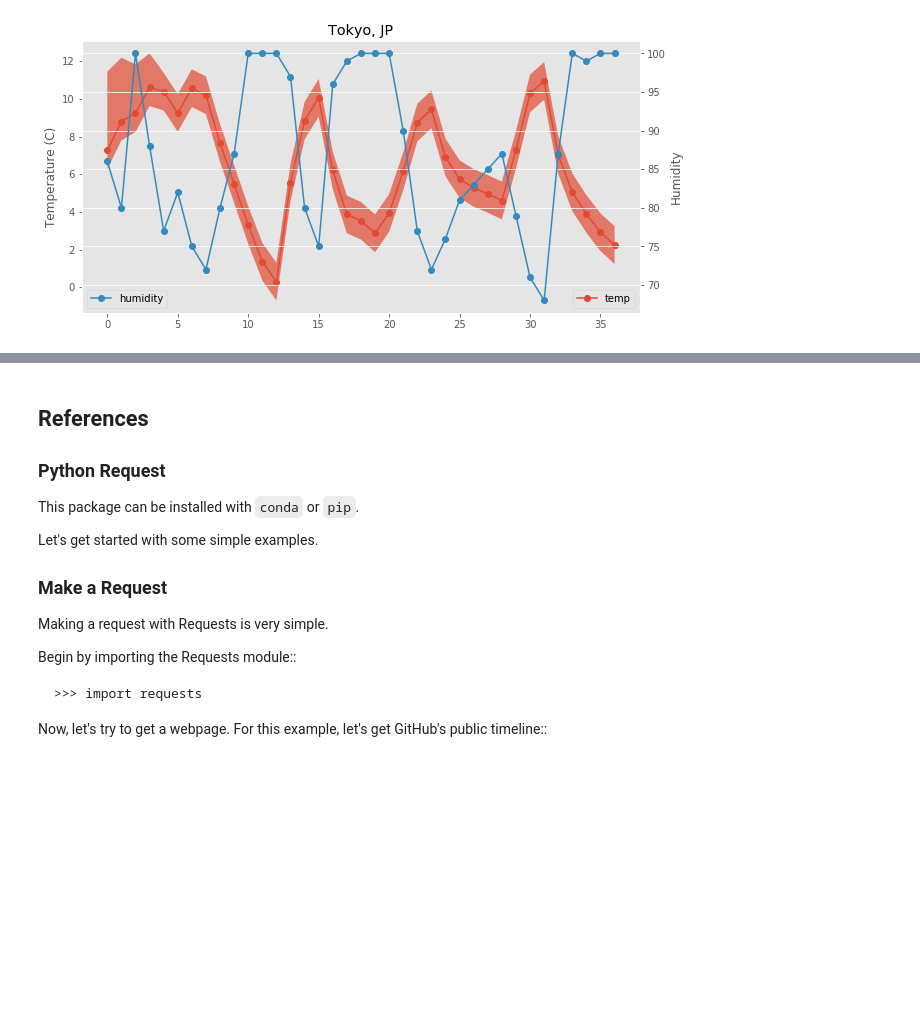
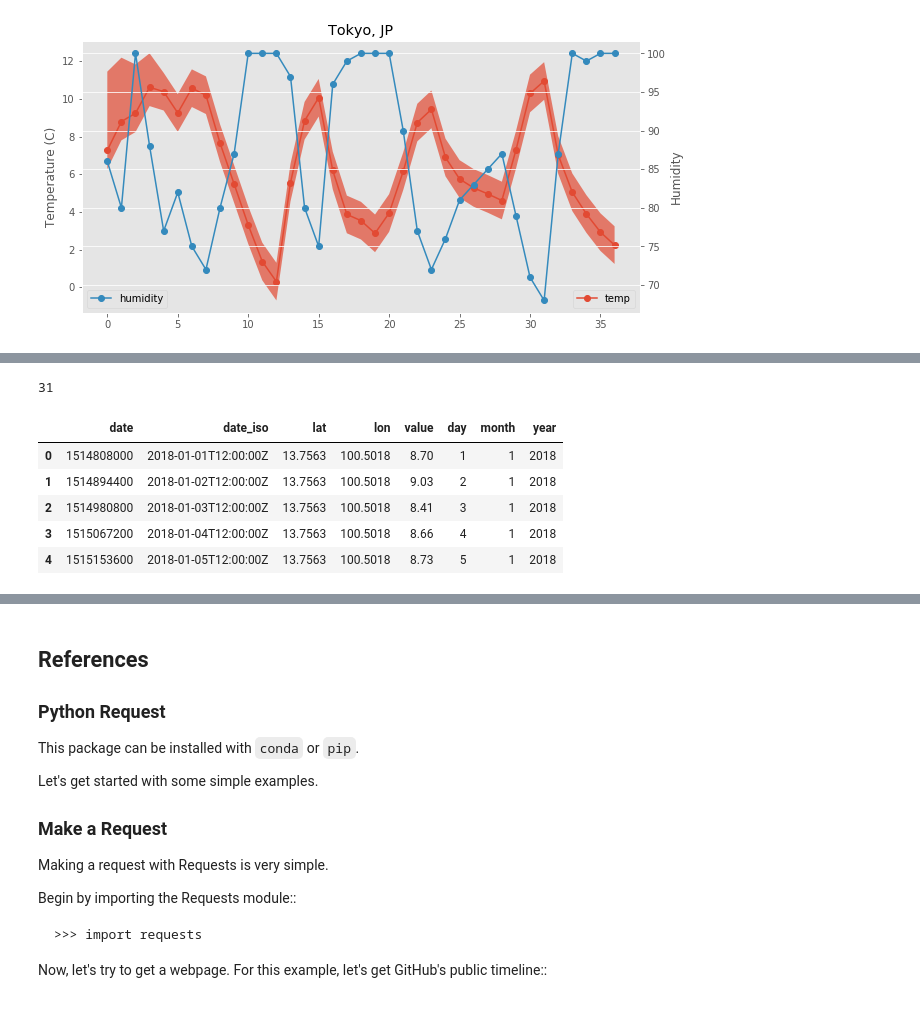
Before and after one commit to jarhan/data-mining, a Jupyter notebook: lect03/03-collecting-data.ipynb, the cells around one changed output, grey strips where cells are left out. Cells and saved outputs as stored; diff of their text form; code cells hidden in the pictures; blank space fills up the shorter version.

```diff
--- a/lect03/03-collecting-data.ipynb
+++ b/lect03/03-collecting-data.ipynb
@@ -1173,0 +1225,27 @@ plot_temp(tk_df, 'Tokyo', 'JP')
+# %%
+def convert_time(ttype, date_iso):
+    date = dict()
+    date_only = date_iso.split('T')[0]
+    splited_dd = date_only.split('-')
+
+    date['year'] = int(splited_dd[0])
+    date['month'] = int(splited_dd[1])
+    date['day'] = int(splited_dd[2])
+    return date[ttype]
+
+iso = '2018-12-31T12:00:00Z'
+convert_time('day', iso)
+# %% [output]
+31
+# %%
+uv_df['day'] = uv_df['date_iso'].apply(lambda x: convert_time('day', x))
+uv_df['month'] = uv_df['date_iso'].apply(lambda x: convert_time('month', x))
+uv_df['year'] = uv_df['date_iso'].apply(lambda x: convert_time('year', x))
+uv_df.head()
+# %% [output]
+|  | date | date_iso | lat | lon | value | day | month | year |
+| 0 | 1514808000 | 2018-01-01T12:00:00Z | 13.7563 | 100.5018 | 8.70 | 1 | 1 | 2018 |
+| 1 | 1514894400 | 2018-01-02T12:00:00Z | 13.7563 | 100.5018 | 9.03 | 2 | 1 | 2018 |
+| 2 | 1514980800 | 2018-01-03T12:00:00Z | 13.7563 | 100.5018 | 8.41 | 3 | 1 | 2018 |
+| 3 | 1515067200 | 2018-01-04T12:00:00Z | 13.7563 | 100.5018 | 8.66 | 4 | 1 | 2018 |
+| 4 | 1515153600 | 2018-01-05T12:00:00Z | 13.7563 | 100.5018 | 8.73 | 5 | 1 | 2018 |
```
Also changed, not shown: parts of 8 cells of this notebook, 1 other file.
